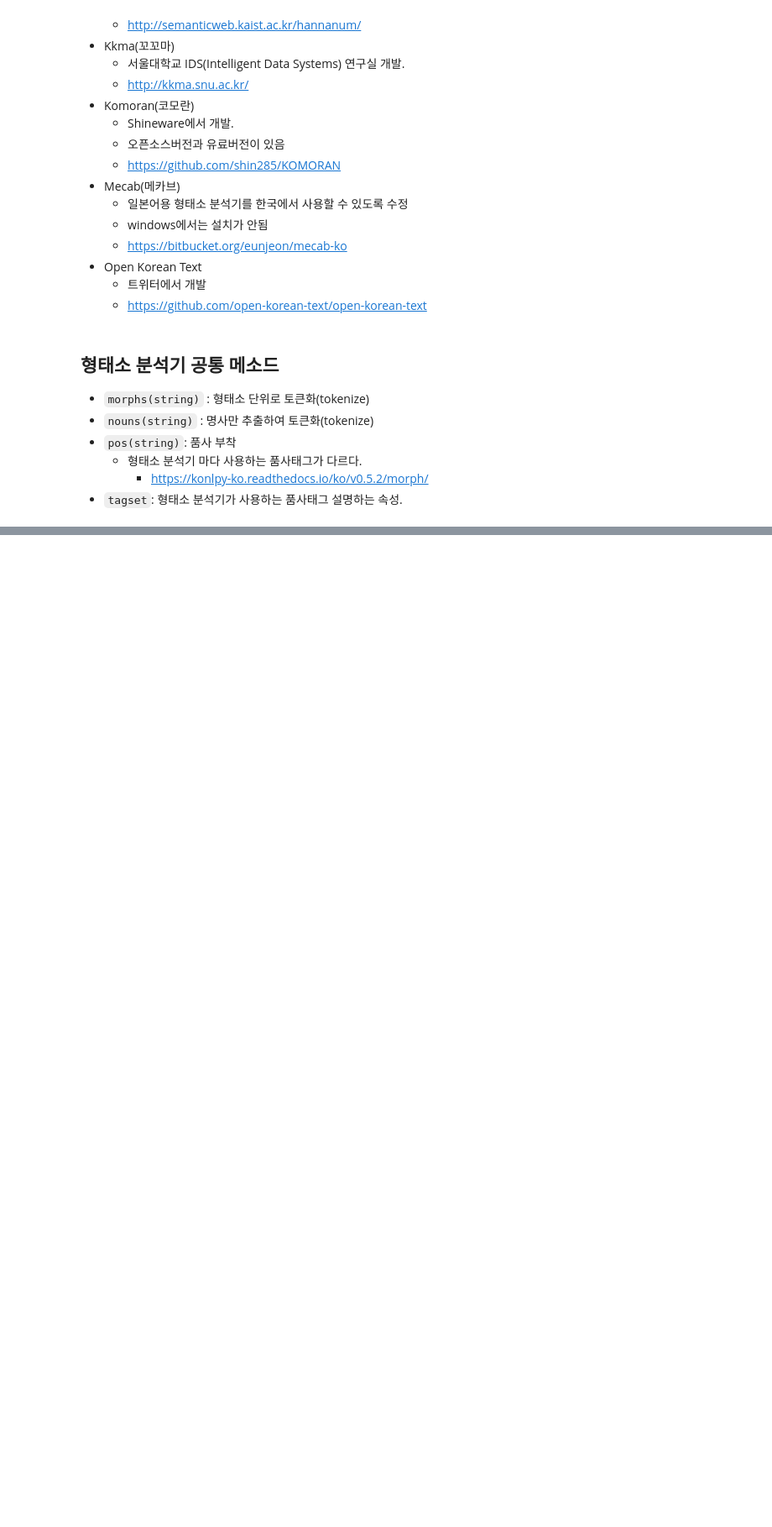
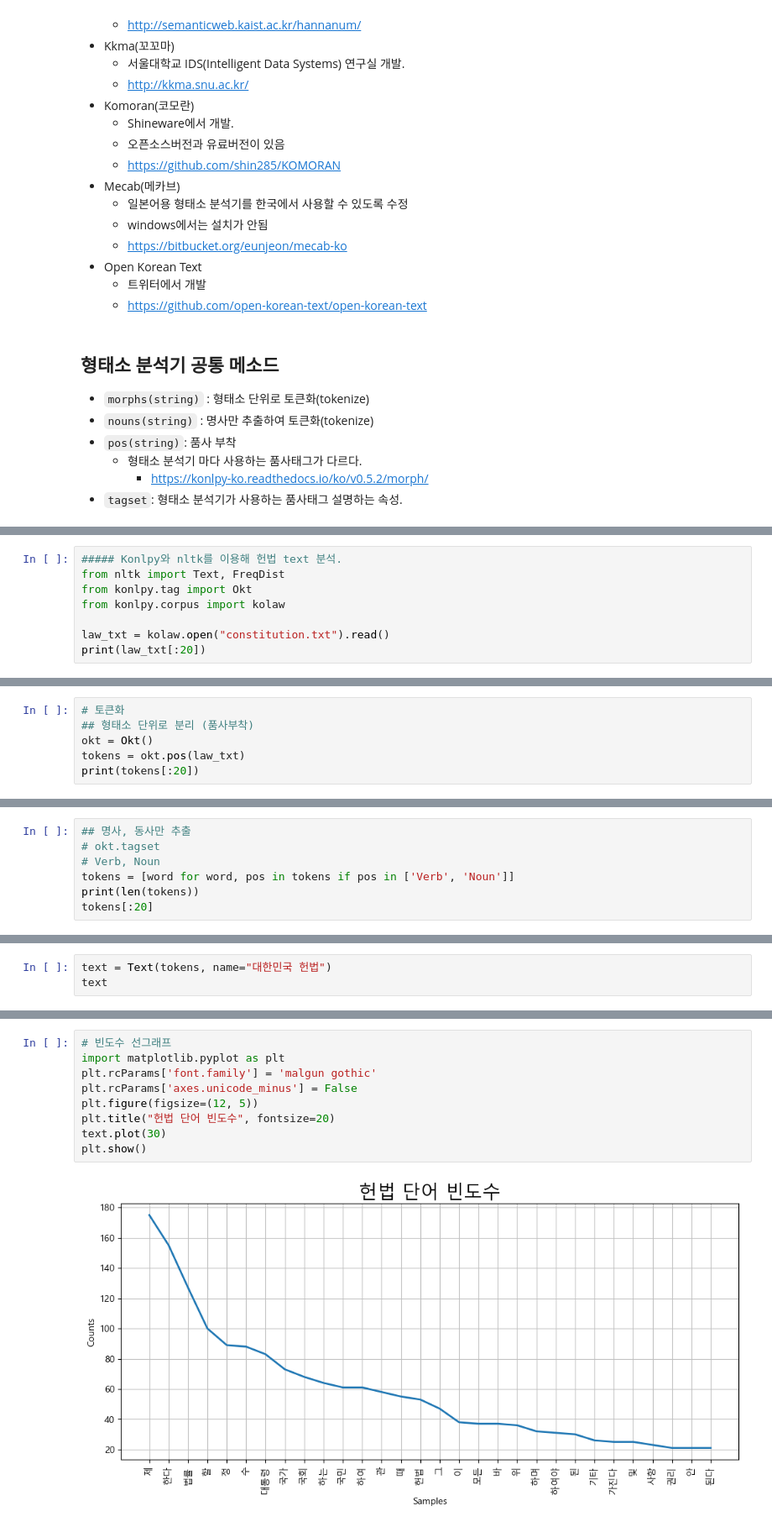
Before and after one commit to LeeJUHO127/DA-35, a Jupyter notebook: 06_NLP_Preprocessing/03_KoNLPy.ipynb, the cells around one changed output, grey strips where cells are left out. Shown at 84% size. Saved outputs shown, nothing was run; the diff lists cells and outputs as text; blank space fills up the shorter version.

```diff
--- a/06_NLP_Preprocessing/03_KoNLPy.ipynb
+++ b/06_NLP_Preprocessing/03_KoNLPy.ipynb
@@ -74,0 +413,8 @@ def __init__(self, dicpath='/usr/local/lib/mecab/dic/mecab-ko-dic')
+# %%
+##### Konlpy와 nltk를 이용해 헌법 text 분석.
+from nltk import Text, FreqDist
+from konlpy.tag import Okt
+from konlpy.corpus import kolaw
+
+law_txt = kolaw.open("constitution.txt").read()
+print(law_txt[:20])
@@ -74,0 +425,6 @@ def __init__(self, dicpath='/usr/local/lib/mecab/dic/mecab-ko-dic')
+# %%
+# 토큰화
+## 형태소 단위로 분리 (품사부착)
+okt = Okt()
+tokens = okt.pos(law_txt)
+print(tokens[:20])
@@ -74,0 +436,7 @@ def __init__(self, dicpath='/usr/local/lib/mecab/dic/mecab-ko-dic')
+# %%
+## 명사, 동사만 추출
+# okt.tagset
+# Verb, Noun
+tokens = [word for word, pos in tokens if pos in ['Verb', 'Noun']]
+print(len(tokens))
+tokens[:20]
@@ -74,0 +465,3 @@ def __init__(self, dicpath='/usr/local/lib/mecab/dic/mecab-ko-dic')
+# %%
+text = Text(tokens, name="대한민국 헌법")
+text
@@ -74,0 +483,11 @@ def __init__(self, dicpath='/usr/local/lib/mecab/dic/mecab-ko-dic')
+# %%
+# 빈도수 선그래프
+import matplotlib.pyplot as plt
+plt.rcParams['font.family'] = 'malgun gothic'
+plt.rcParams['axes.unicode_minus'] = False
+plt.figure(figsize=(12, 5))
+plt.title("헌법 단어 빈도수", fontsize=20)
+text.plot(30)
+plt.show()
+# %% [output]
+[figure, added]
```
Also changed, not shown: parts of 55 cells of this notebook, 2 other files.
